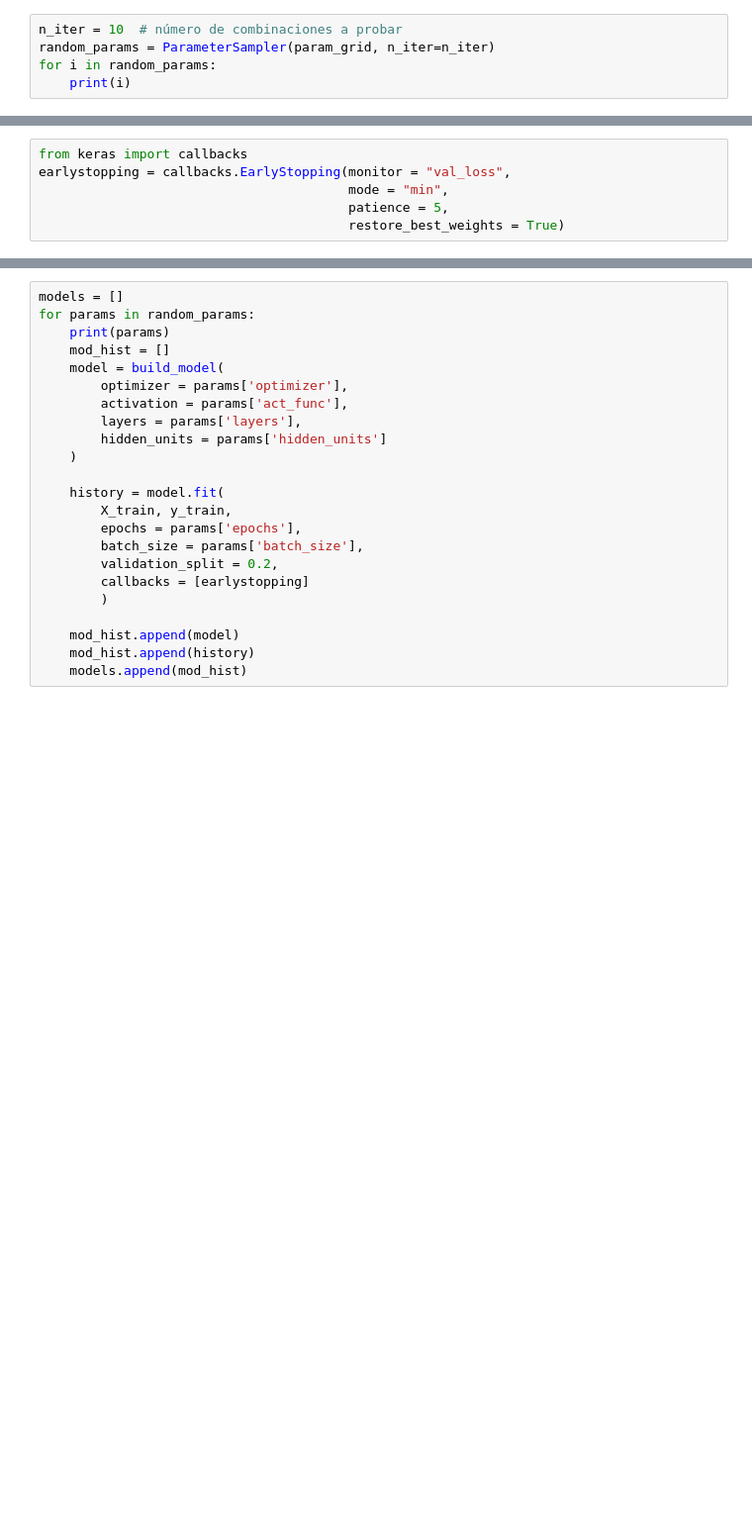
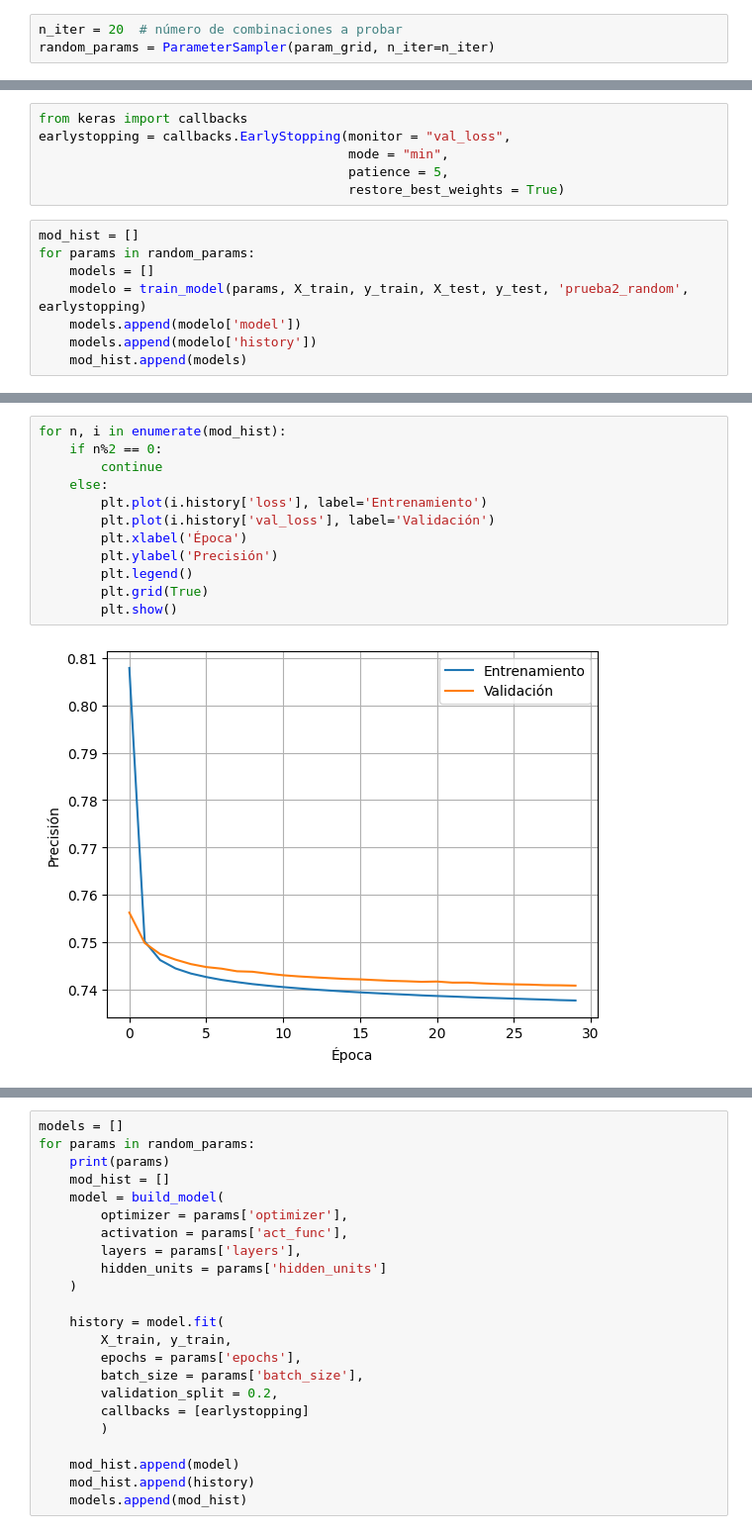
Before and after one commit to jczv24/Proyecto-2, a Jupyter notebook: fuentes_de_modelizacion.ipynb, the cells around one changed output, grey strips where cells are left out. Shown at 99% size. Saved outputs shown, nothing was run; the diff lists cells and outputs as text; blank space fills up the shorter version.

```diff
--- a/fuentes_de_modelizacion.ipynb
+++ b/fuentes_de_modelizacion.ipynb
@@ -403,7 +435,5 @@ param_grid = {
     'hidden_units': [8, 16, 32, 64, 128]
 }
 # %%
-n_iter = 10  # número de combinaciones a probar
+n_iter = 20  # número de combinaciones a probar
 random_params = ParameterSampler(param_grid, n_iter=n_iter)
-for i in random_params:
-    print(i)
@@ -424,3 +443,11 @@ earlystopping = callbacks.EarlyStopping(monitor = "val_loss",
                                         mode = "min",
                                         patience = 5,
                                         restore_best_weights = True)
+# %%
+mod_hist = []
+for params in random_params:
+    models = []
+    modelo = train_model(params, X_train, y_train, X_test, y_test, 'prueba2_random', earlystopping)
+    models.append(modelo['model'])
+    models.append(modelo['history'])
+    mod_hist.append(models)
@@ -426,0 +472,14 @@ earlystopping = callbacks.EarlyStopping(monitor = "val_loss",
+# %%
+for n, i in enumerate(mod_hist):
+    if n%2 == 0:
+        continue
+    else:
+        plt.plot(i.history['loss'], label='Entrenamiento')
+        plt.plot(i.history['val_loss'], label='Validación')
+        plt.xlabel('Época')
+        plt.ylabel('Precisión')
+        plt.legend()
+        plt.grid(True)
+        plt.show()
+# %% [output]
+[figure, added]
```
Also changed, not shown: parts of 5 cells of this notebook.
